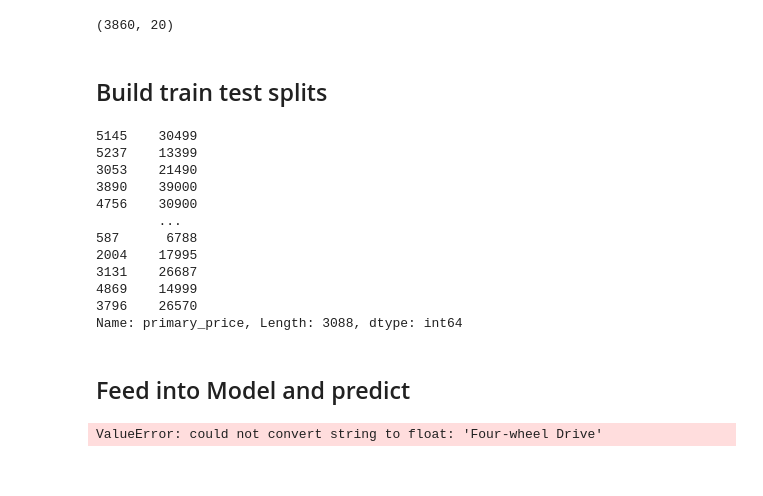
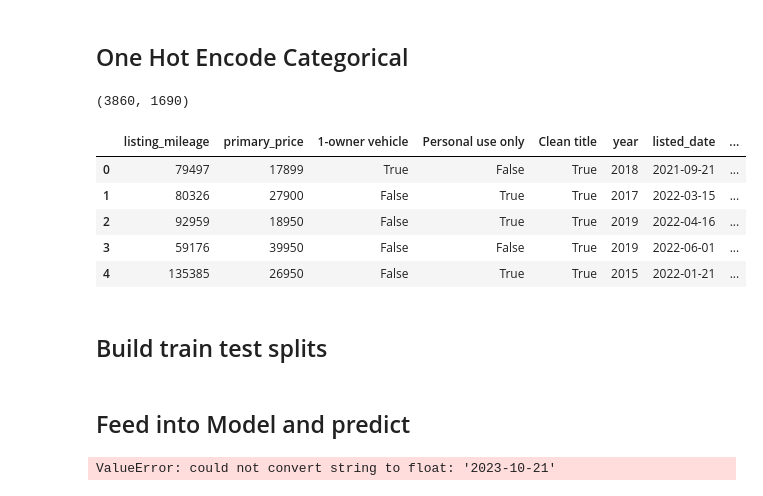
Before and after one commit to evanhollier/Cars_Project, a Jupyter notebook: linear_regression.ipynb, the cells around one changed output. Drawn from its saved outputs; the diff is of its cells as text; code cells hidden in the pictures.

```diff
--- a/linear_regression.ipynb
+++ b/linear_regression.ipynb
@@ -59,3 +59,8 @@ columns_with_missing_values = ['seller_name', 'Cylinders', 'Liters', 'exterior_c
 
 # Drop rows with missing values in the specified columns
 df = df.dropna(subset=columns_with_missing_values)
+# %%
+current_date = pd.Timestamp(dt.datetime.now().date())
+df['listed_date'] = pd.to_datetime(df['listed_date'])
+df['Days Avaliable'] = (current_date - df['listed_date']).dt.days
+df.head()
@@ -62,7 +83,21 @@ df = df.dropna(subset=columns_with_missing_values)
+# %% [markdown]
+## One Hot Encode Categorical
+# %%
+categorical_columns = ['drivetrain', 'transmission', 'make', 'model', 'exterior_color_1', 'seller_name']
+df = pd.get_dummies(df, columns=categorical_columns)
 # %%
 df.shape
 # %% [output]
-(3860, 20)
+(3860, 1690)
+# %%
+df.head()
+# %% [output]
+|  | listing_mileage | primary_price | 1-owner vehicle | Personal use only | Clean title | year | listed_date | ... |
+| 0 | 79497 | 17899 | True | False | True | 2018 | 2021-09-21 | ... |
+| 1 | 80326 | 27900 | False | True | True | 2017 | 2022-03-15 | ... |
+| 2 | 92959 | 18950 | False | True | True | 2019 | 2022-04-16 | ... |
+| 3 | 59176 | 39950 | False | False | True | 2019 | 2022-06-01 | ... |
+| 4 | 135385 | 26950 | False | True | True | 2015 | 2022-01-21 | ... |
 # %% [markdown]
 ## Build train test splits
 # %%
@@ -72,19 +107,6 @@ input_vars = df.drop(['primary_price'], axis=1)
 
 
 in_train, in_test, out_train, out_test = train_test_split(input_vars, output, test_size=0.2, random_state=17)
-# %% [output]
-5145    30499
-5237    13399
-3053    21490
-3890    39000
-4756    30900
-        ...
-587      6788
-2004    17995
-3131    26687
-4869    14999
-3796    26570
-Name: primary_price, Length: 3088, dtype: int64
 # %% [markdown]
 ## Feed into Model and predict
 # %%
@@ -93,4 +115,4 @@ m = LinearRegression()
 # Give input and output data
 m.fit(in_train, out_train)
 # %% [output]
-ValueError: could not convert string to float: 'Four-wheel Drive'
+ValueError: could not convert string to float: '2023-10-21'
```
Also changed, not shown: parts of 3 cells of this notebook.
